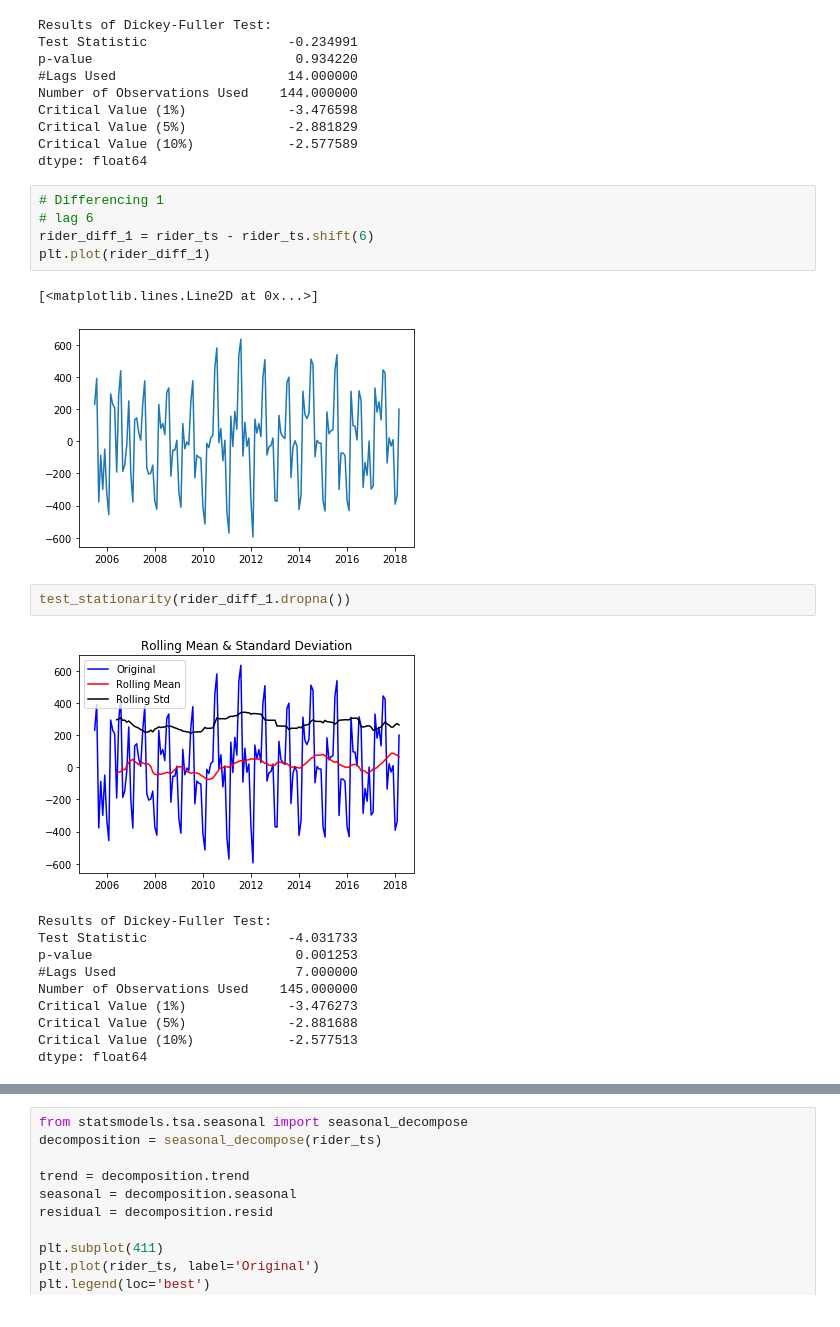
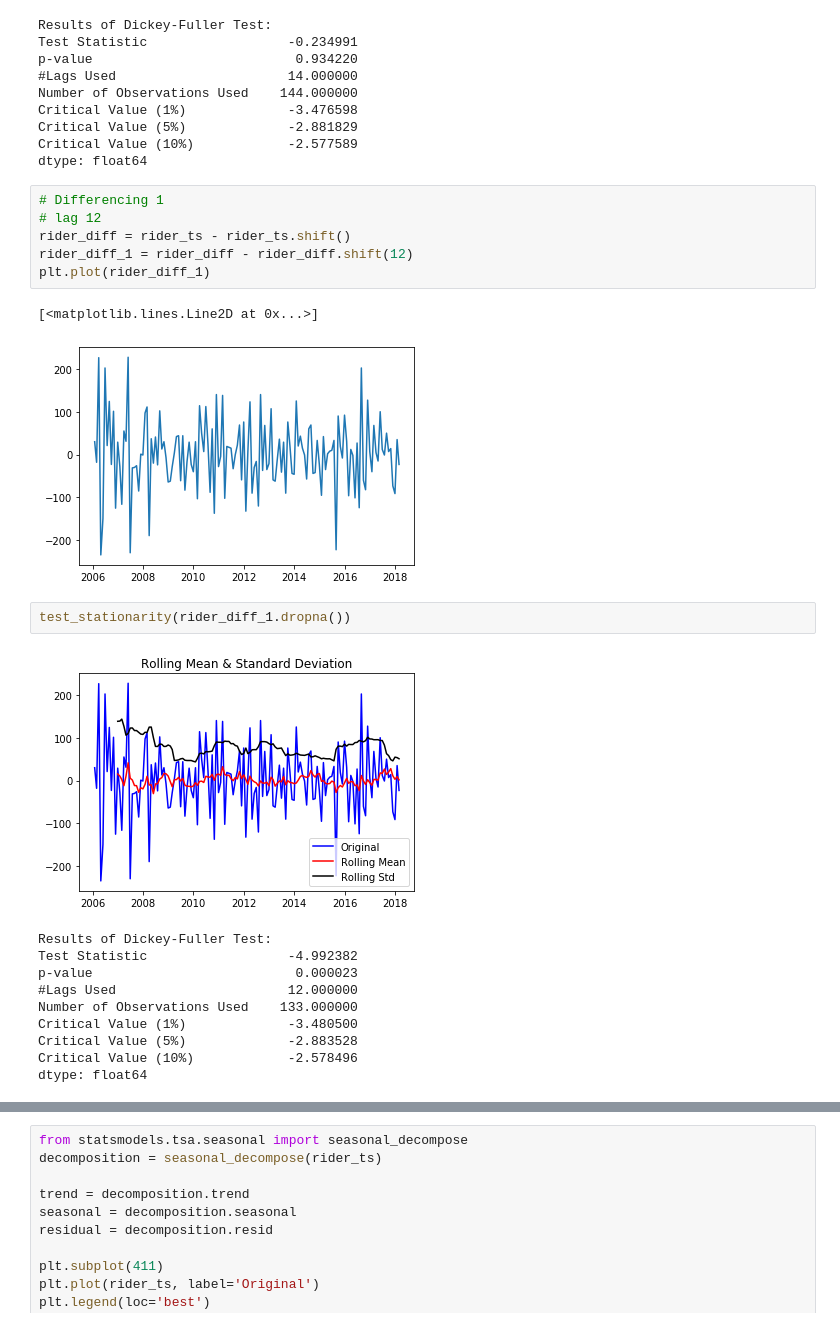
Before and after one commit to sherrywsm/Ridership, a Jupyter notebook: Ridership_TS.ipynb, the cells around one changed output, grey strips where cells are left out. Drawn from its saved outputs; the diff is of its cells as text.

```diff
--- a/Ridership_TS.ipynb
+++ b/Ridership_TS.ipynb
@@ -94,22 +110,23 @@ Critical Value (10%)            -2.577589
 dtype: float64
 # %%
 # Differencing 1
-# lag 6
-rider_diff_1 = rider_ts - rider_ts.shift(6)
+# lag 12
+rider_diff = rider_ts - rider_ts.shift()
+rider_diff_1 = rider_diff - rider_diff.shift(12)
 plt.plot(rider_diff_1)
 # %% [output]
 [<matplotlib.lines.Line2D at 0x...>]
-[figure, old version]
+[figure, new version]
 # %%
 test_stationarity(rider_diff_1.dropna())
 # %% [output]
-[figure, old version]
+[figure, new version]
 Results of Dickey-Fuller Test:
-Test Statistic                  -4.031733
-p-value                          0.001253
-#Lags Used                       7.000000
-Number of Observations Used    145.000000
-Critical Value (1%)             -3.476273
-Critical Value (5%)             -2.881688
-Critical Value (10%)            -2.577513
+Test Statistic                  -4.992382
+p-value                          0.000023
+#Lags Used                      12.000000
+Number of Observations Used    133.000000
+Critical Value (1%)             -3.480500
+Critical Value (5%)             -2.883528
+Critical Value (10%)            -2.578496
 dtype: float64
```
Also changed, not shown: parts of 51 cells of this notebook.
